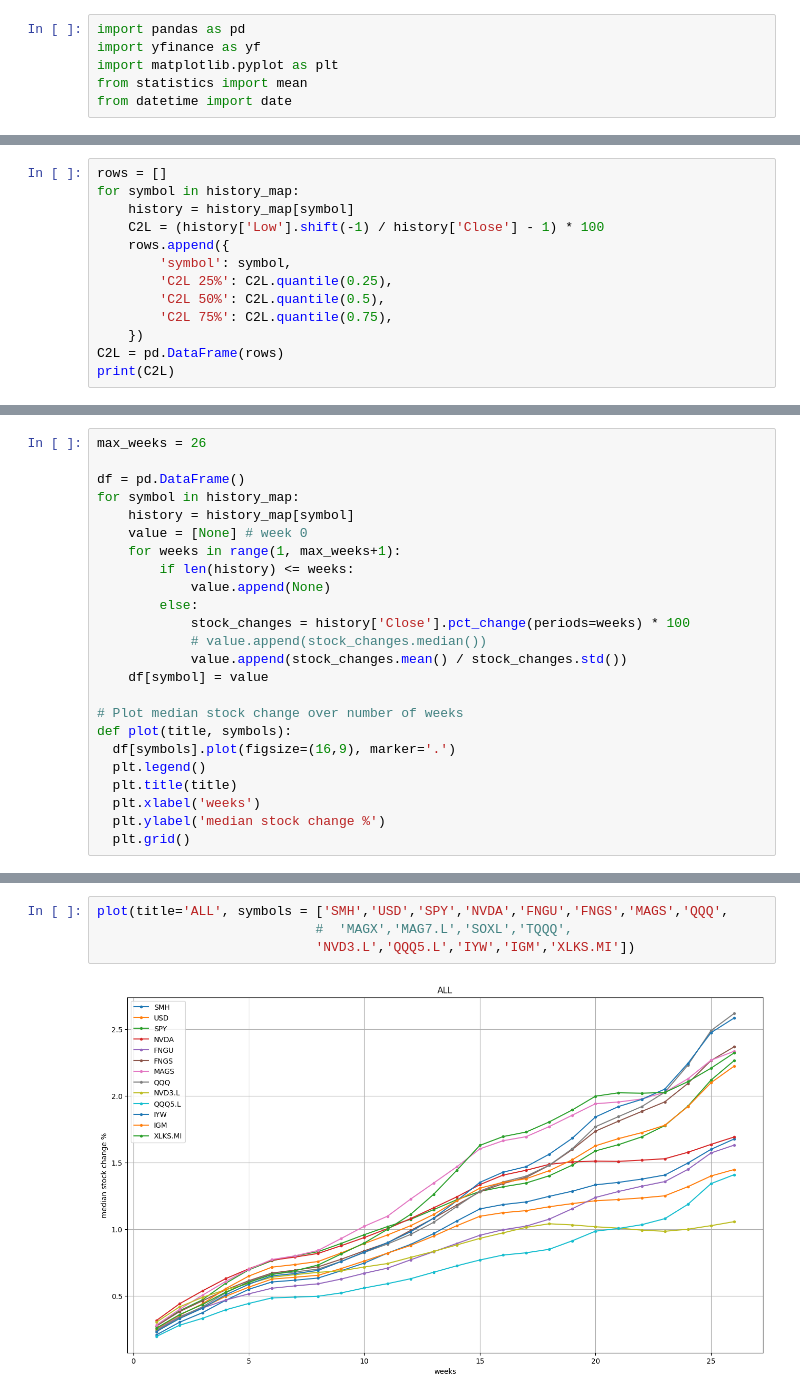
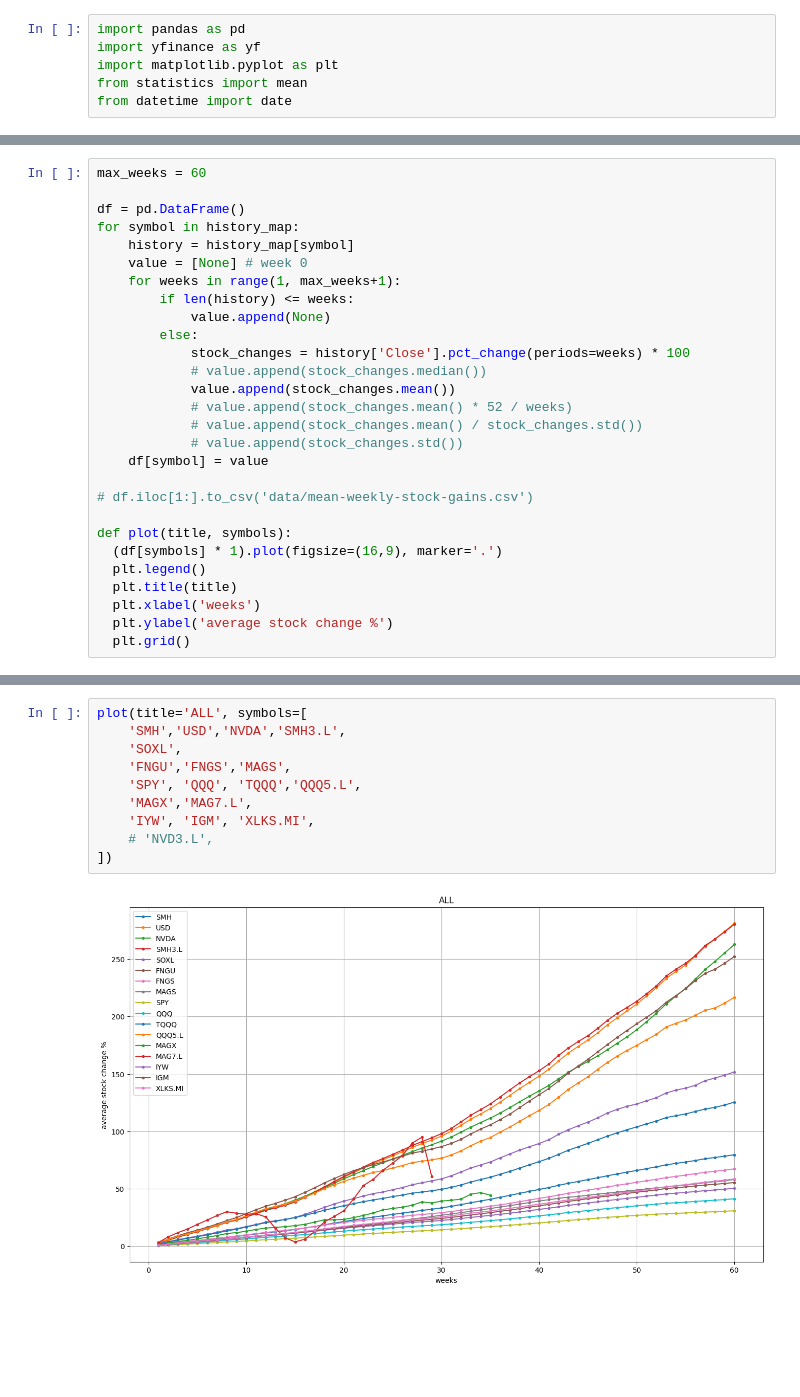
Before and after one commit to dotchev/stox, a Jupyter notebook: weekly-stocks.ipynb, the cells around one changed output, grey strips where cells are left out. Drawn from its saved outputs; the diff is of its cells as text; blank space fills up the shorter version.

```diff
--- a/weekly-stocks.ipynb
+++ b/weekly-stocks.ipynb
@@ -34,13 +36,0 @@ XLKS.MI history: 76w
-# %%
-rows = []
-for symbol in history_map:
-    history = history_map[symbol]
-    C2L = (history['Low'].shift(-1) / history['Close'] - 1) * 100
-    rows.append({
-        'symbol': symbol,
-        'C2L 25%': C2L.quantile(0.25),
-        'C2L 50%': C2L.quantile(0.5),
-        'C2L 75%': C2L.quantile(0.75),
-    })
-C2L = pd.DataFrame(rows)
-print(C2L)
@@ -66,5 +37,5 @@ print(C2L)
 # %%
-max_weeks = 26
+max_weeks = 60
 
 df = pd.DataFrame()
 for symbol in history_map:
@@ -76,15 +47,19 @@ for symbol in history_map:
         else:
             stock_changes = history['Close'].pct_change(periods=weeks) * 100
             # value.append(stock_changes.median())
-            value.append(stock_changes.mean() / stock_changes.std())
+            value.append(stock_changes.mean())
+            # value.append(stock_changes.mean() * 52 / weeks)
+            # value.append(stock_changes.mean() / stock_changes.std())
+            # value.append(stock_changes.std())
     df[symbol] = value
 
-# Plot median stock change over number of weeks
+# df.iloc[1:].to_csv('data/mean-weekly-stock-gains.csv')
+
 def plot(title, symbols):
-  df[symbols].plot(figsize=(16,9), marker='.')
+  (df[symbols] * 1).plot(figsize=(16,9), marker='.')
   plt.legend()
   plt.title(title)
   plt.xlabel('weeks')
-  plt.ylabel('median stock change %')
+  plt.ylabel('average stock change %')
   plt.grid()
 # %%
@@ -106,7 +85,13 @@ MAG7.L:MAGS 0.5
 # %%
-plot(title='ALL', symbols = ['SMH','USD','SPY','NVDA','FNGU','FNGS','MAGS','QQQ',
-                            #  'MAGX','MAG7.L','SOXL','TQQQ',
-                            'NVD3.L','QQQ5.L','IYW','IGM','XLKS.MI'])
+plot(title='ALL', symbols=[
+    'SMH','USD','NVDA','SMH3.L',
+    'SOXL',
+    'FNGU','FNGS','MAGS',
+    'SPY', 'QQQ', 'TQQQ','QQQ5.L',
+    'MAGX','MAG7.L',
+    'IYW', 'IGM', 'XLKS.MI',
+    # 'NVD3.L',
+])
 # %% [output]
-[figure, old version]
+[figure, new version]
 # %%
```
Also changed, not shown: parts of 10 cells of this notebook, 37 other files.
